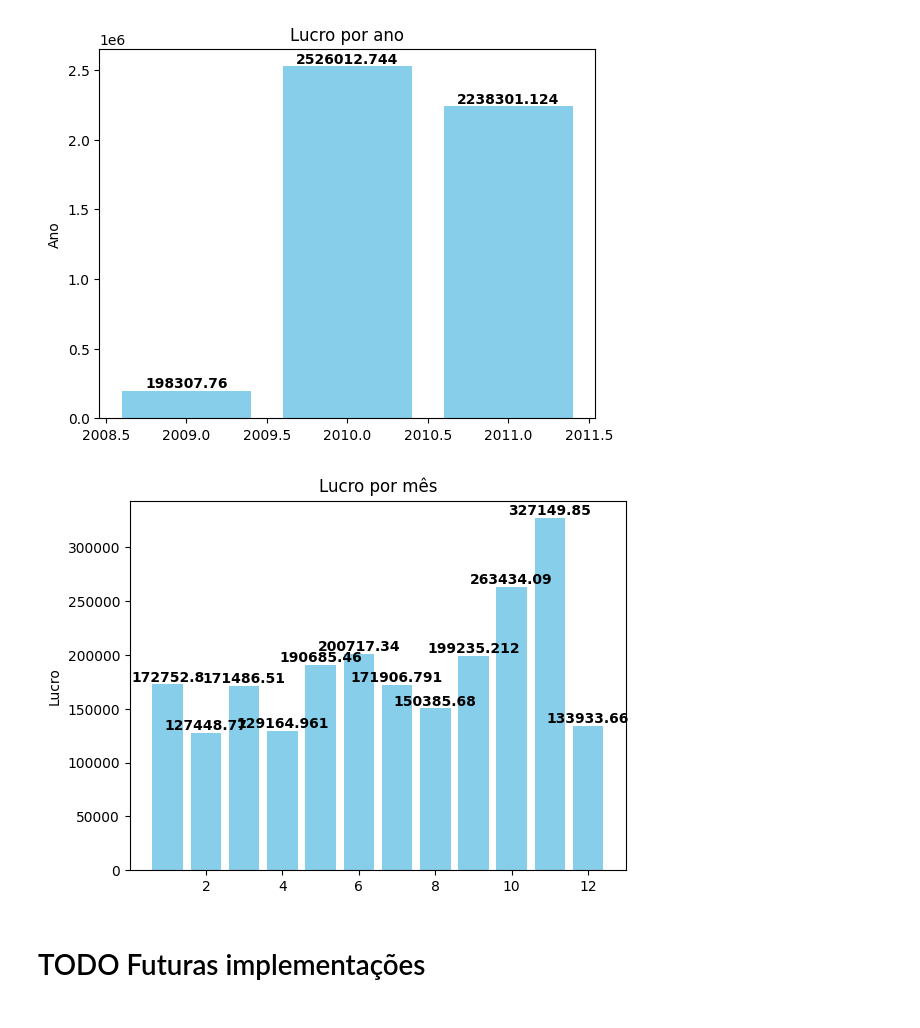
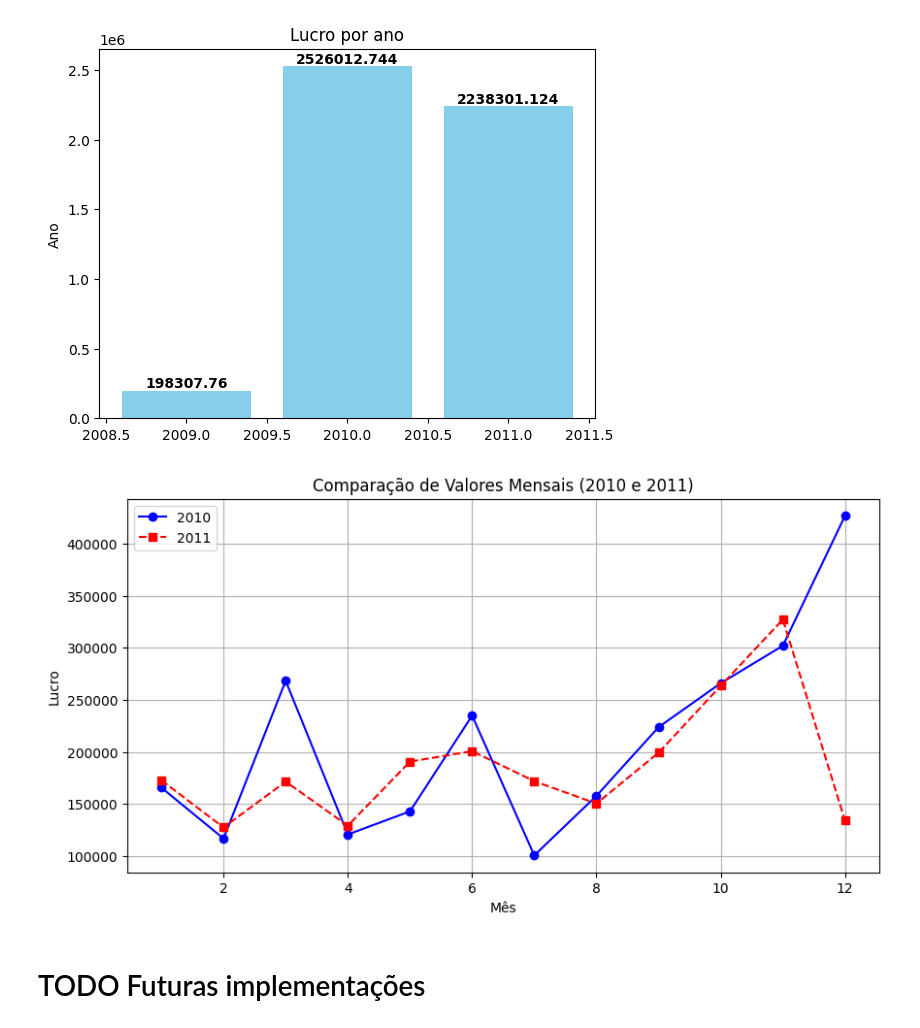
Before and after one commit to nickmorche/online_retail_data_analysis, a Jupyter notebook: data_analysis.ipynb, the cells around one changed output. Cells and saved outputs as stored; diff of their text form; code cells hidden in the pictures.

Commit message:
Correção gráfico de comparação de valores mensais

```diff
--- a/data_analysis.ipynb
+++ b/data_analysis.ipynb
@@ -257,31 +257,31 @@ ax.set_title('Lucro por ano')
 plt.show()
 # %% [output]
 [figure]
-# %%
-# Total de vendas por mês
-# prices_by_month = transactions_filtered.groupby('mes', as_index=False)['Price'].sum()
-prices_by_month = transactions_filtered.groupby(['ano', 'mes'], as_index=False).agg({'Price': 'sum'})
-
-prices_by_month_filtered = prices_by_month.loc[prices_by_month['ano'] == 2011]
-
-# Criar o gráfico de barras
-fig, ax = plt.subplots()
-barras = ax.bar(prices_by_month_filtered['mes'], prices_by_month_filtered['Price'], color='skyblue')
-
-# Adicionar os valores nas barras
-for barra in barras:
-    altura = barra.get_height()
-    ax.text(barra.get_x() + barra.get_width()/2, altura,
-            f'{altura}', ha='center', va='bottom', fontsize=10, fontweight='bold')
-
-# Configurar rótulos e título
-ax.set_ylabel('Lucro')
-ax.set_title('Lucro por mês')
-
-# Mostrar o gráfico
-plt.show()
-# %% [output]
-[figure, removed]
+# %%
+# Total de vendas por mês
+# prices_by_month = transactions_filtered.groupby('mes', as_index=False)['Price'].sum()
+prices_by_month = transactions_filtered.groupby(['ano', 'mes'], as_index=False).agg({'Price': 'sum'})
+
+prices_by_month_filtered = prices_by_month.loc[prices_by_month['ano'] == 2011]
+
+prices_by_month_2011 = prices_by_month[prices_by_month['ano'] == 2011]
+prices_by_month_2010 = prices_by_month[prices_by_month['ano'] == 2010]
+
+plt.figure(figsize=(10, 5))
+plt.plot(prices_by_month_2010['mes'], prices_by_month_2010['Price'], marker='o', linestyle='-', label='2010', color='blue')
+plt.plot(prices_by_month_2011['mes'], prices_by_month_2011['Price'], marker='s', linestyle='--', label='2011', color='red')
+
+plt.xlabel('Mês')
+plt.ylabel('Lucro')
+plt.title('Comparação de Valores Mensais (2010 e 2011)')
+plt.legend()
+plt.grid(True)
+
+
+# Mostrar o gráfico
+plt.show()
+# %% [output]
+[figure, added]
 # %% [markdown]
 # TODO Futuras implementações
 # %%
```
Also changed, not shown: parts of 1 cell of this notebook.
